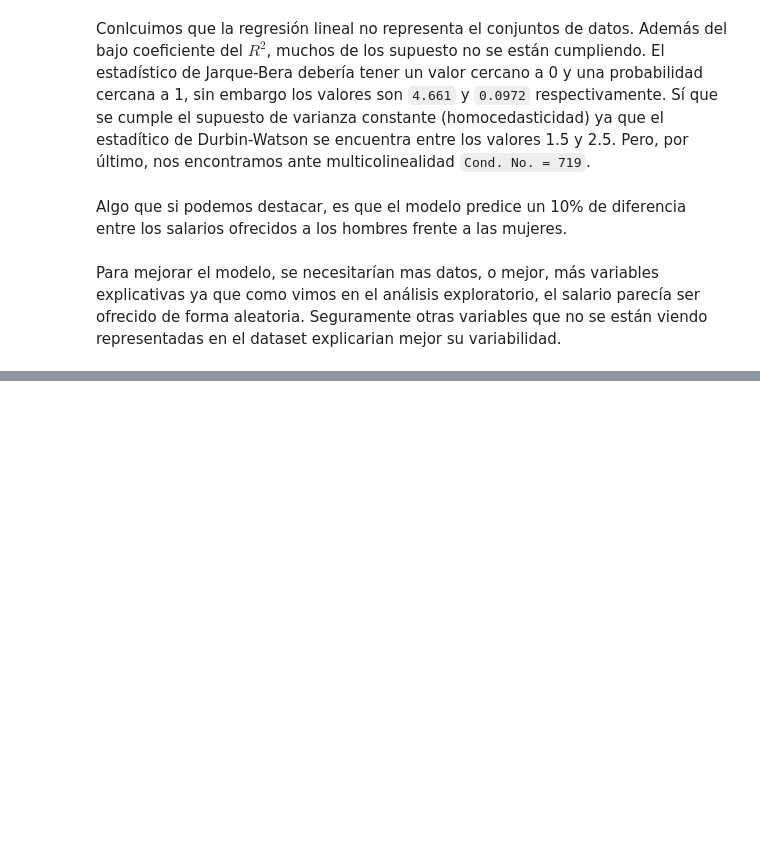
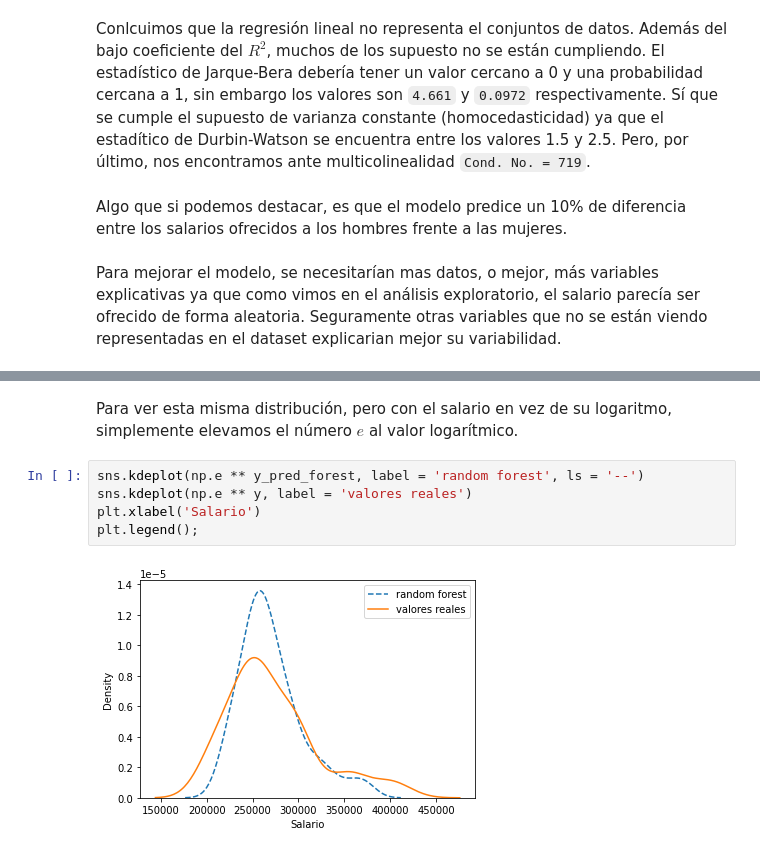
Before and after one commit to AlejandroGVC/DataScience, a Jupyter notebook: placement_analisis.ipynb, the cells around one changed output, grey strips where cells are left out. Cells and saved outputs as stored; diff of their text form; blank space fills up the shorter version.

```diff
--- a/placement_analisis.ipynb
+++ b/placement_analisis.ipynb
@@ -961,0 +986,9 @@ Como conclusiones finales, destacar la buena performance de los modelos clasific
+# %% [markdown]
+Para ver esta misma distribución, pero con el salario en vez de su logaritmo, simplemente elevamos el número $e$ al valor logarítmico.
+# %%
+sns.kdeplot(np.e ** y_pred_forest, label = 'random forest', ls = '--')
+sns.kdeplot(np.e ** y, label = 'valores reales')
+plt.xlabel('Salario')
+plt.legend();
+# %% [output]
+[figure, added]
```
Also changed, not shown: parts of 15 cells of this notebook.
